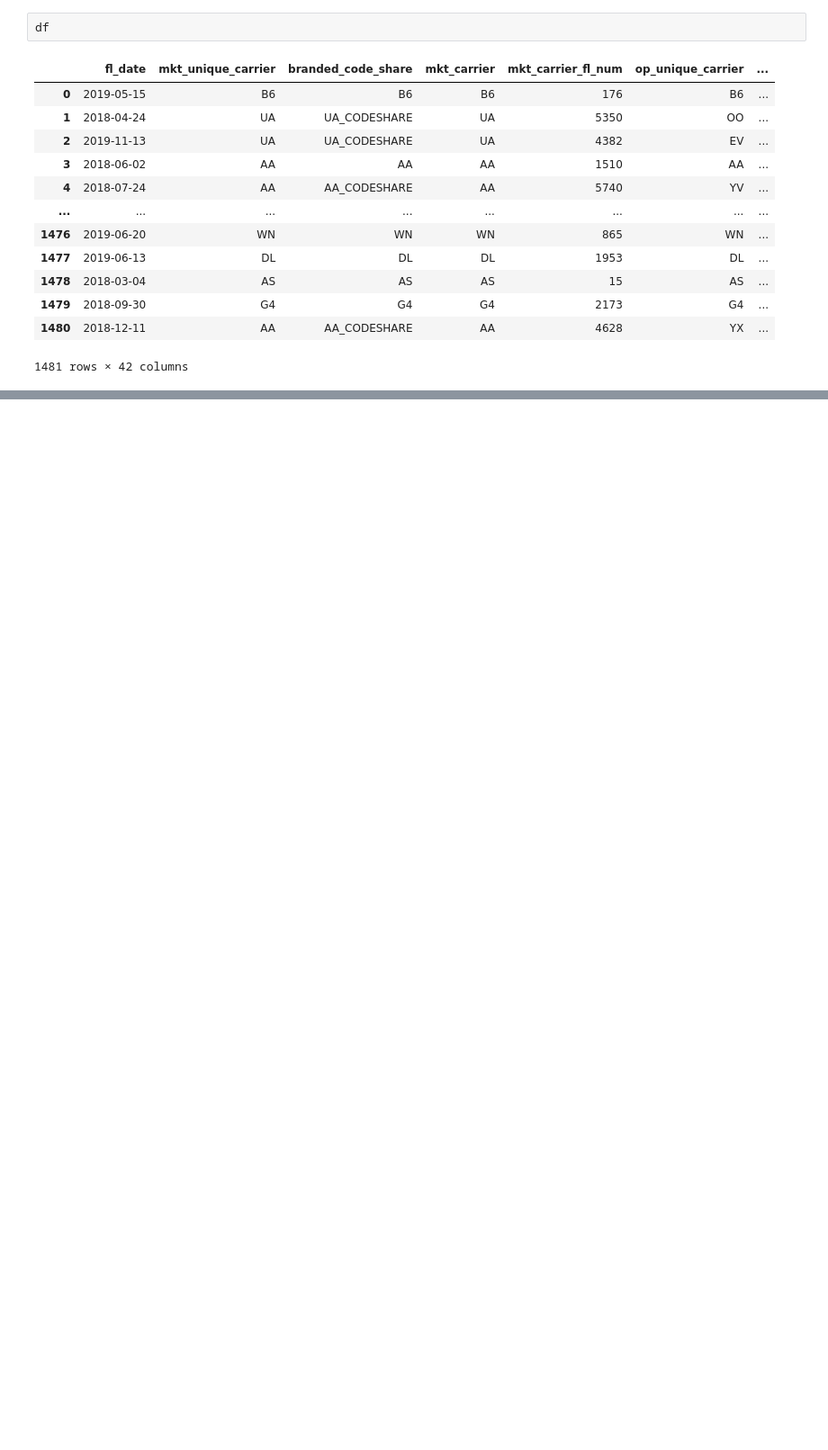
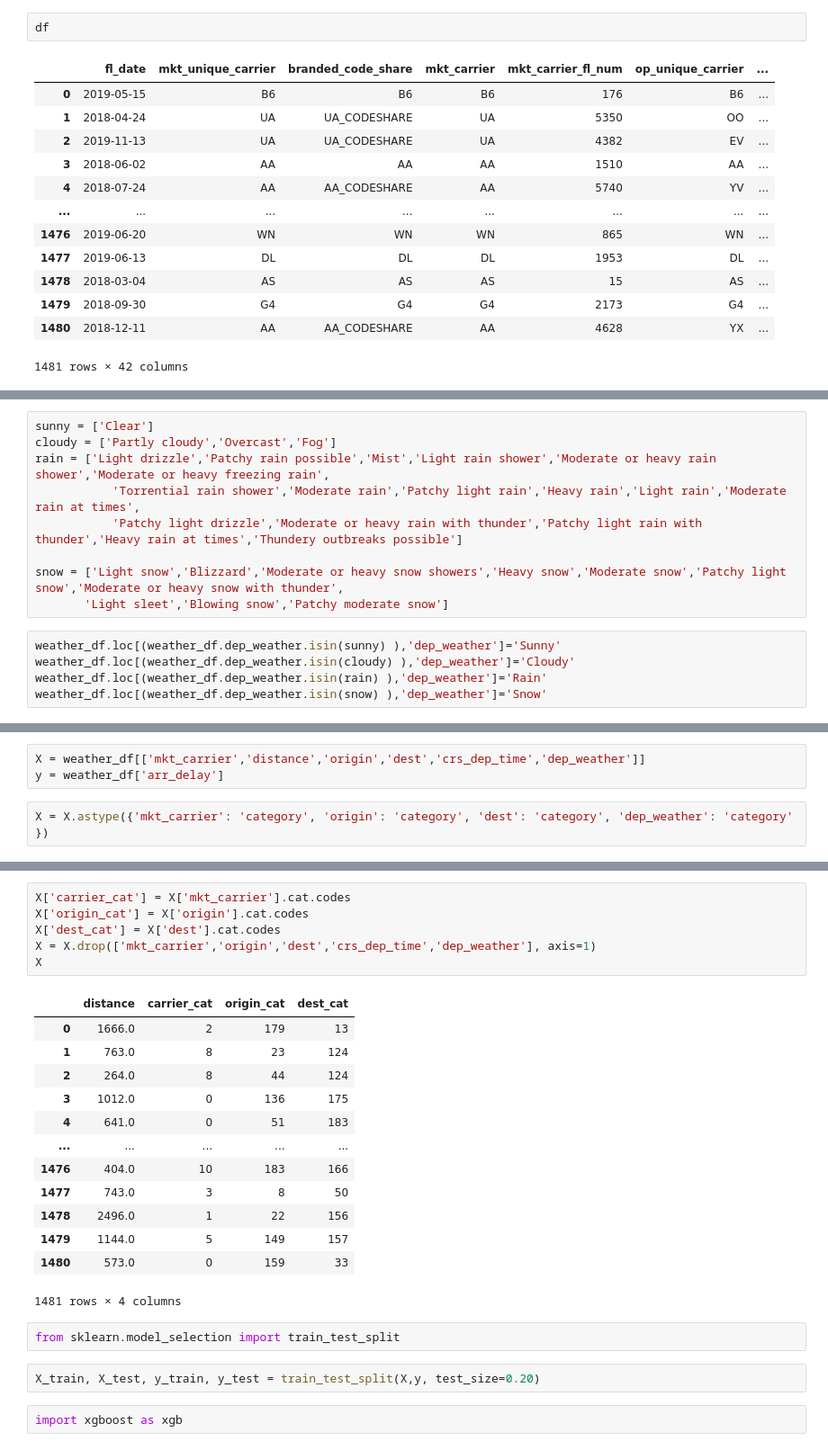
Before and after one commit to Richlorr/MidtermFlights, a Jupyter notebook: TESTING.ipynb, the cells around one changed output, grey strips where cells are left out. Shown at 90% size. Drawn from its saved outputs; the diff is of its cells as text; blank space fills up the shorter version.

```diff
--- a/TESTING.ipynb
+++ b/TESTING.ipynb
@@ -277,0 +374,14 @@ data
+# %%
+sunny = ['Clear']
+cloudy = ['Partly cloudy','Overcast','Fog']
+rain = ['Light drizzle','Patchy rain possible','Mist','Light rain shower','Moderate or heavy rain shower','Moderate or heavy freezing rain',
+           'Torrential rain shower','Moderate rain','Patchy light rain','Heavy rain','Light rain','Moderate rain at times',
+           'Patchy light drizzle','Moderate or heavy rain with thunder','Patchy light rain with thunder','Heavy rain at times','Thundery outbreaks possible']
+
+snow = ['Light snow','Blizzard','Moderate or heavy snow showers','Heavy snow','Moderate snow','Patchy light snow','Moderate or heavy snow with thunder',
+       'Light sleet','Blowing snow','Patchy moderate snow']
+# %%
+weather_df.loc[(weather_df.dep_weather.isin(sunny) ),'dep_weather']='Sunny'
+weather_df.loc[(weather_df.dep_weather.isin(cloudy) ),'dep_weather']='Cloudy'
+weather_df.loc[(weather_df.dep_weather.isin(rain) ),'dep_weather']='Rain'
+weather_df.loc[(weather_df.dep_weather.isin(snow) ),'dep_weather']='Snow'
@@ -277,0 +407,5 @@ data
+# %%
+X = weather_df[['mkt_carrier','distance','origin','dest','crs_dep_time','dep_weather']]
+y = weather_df['arr_delay']
+# %%
+X = X.astype({'mkt_carrier': 'category', 'origin': 'category', 'dest': 'category', 'dep_weather': 'category' })
@@ -277,0 +422,26 @@ data
+# %%
+X['carrier_cat'] = X['mkt_carrier'].cat.codes
+X['origin_cat'] = X['origin'].cat.codes
+X['dest_cat'] = X['dest'].cat.codes
+X = X.drop(['mkt_carrier','origin','dest','crs_dep_time','dep_weather'], axis=1)
+X
+# %% [output]
+|  | distance | carrier_cat | origin_cat | dest_cat |
+| 0 | 1666.0 | 2 | 179 | 13 |
+| 1 | 763.0 | 8 | 23 | 124 |
+| 2 | 264.0 | 8 | 44 | 124 |
+| 3 | 1012.0 | 0 | 136 | 175 |
+| 4 | 641.0 | 0 | 51 | 183 |
+| ... | ... | ... | ... | ... |
+| 1476 | 404.0 | 10 | 183 | 166 |
+| 1477 | 743.0 | 3 | 8 | 50 |
+| 1478 | 2496.0 | 1 | 22 | 156 |
+| 1479 | 1144.0 | 5 | 149 | 157 |
+| 1480 | 573.0 | 0 | 159 | 33 |
+1481 rows × 4 columns
+# %%
+from sklearn.model_selection import train_test_split
+# %%
+X_train, X_test, y_train, y_test = train_test_split(X,y, test_size=0.20)
+# %%
+import xgboost as xgb
```
Also changed, not shown: parts of 31 cells of this notebook.
